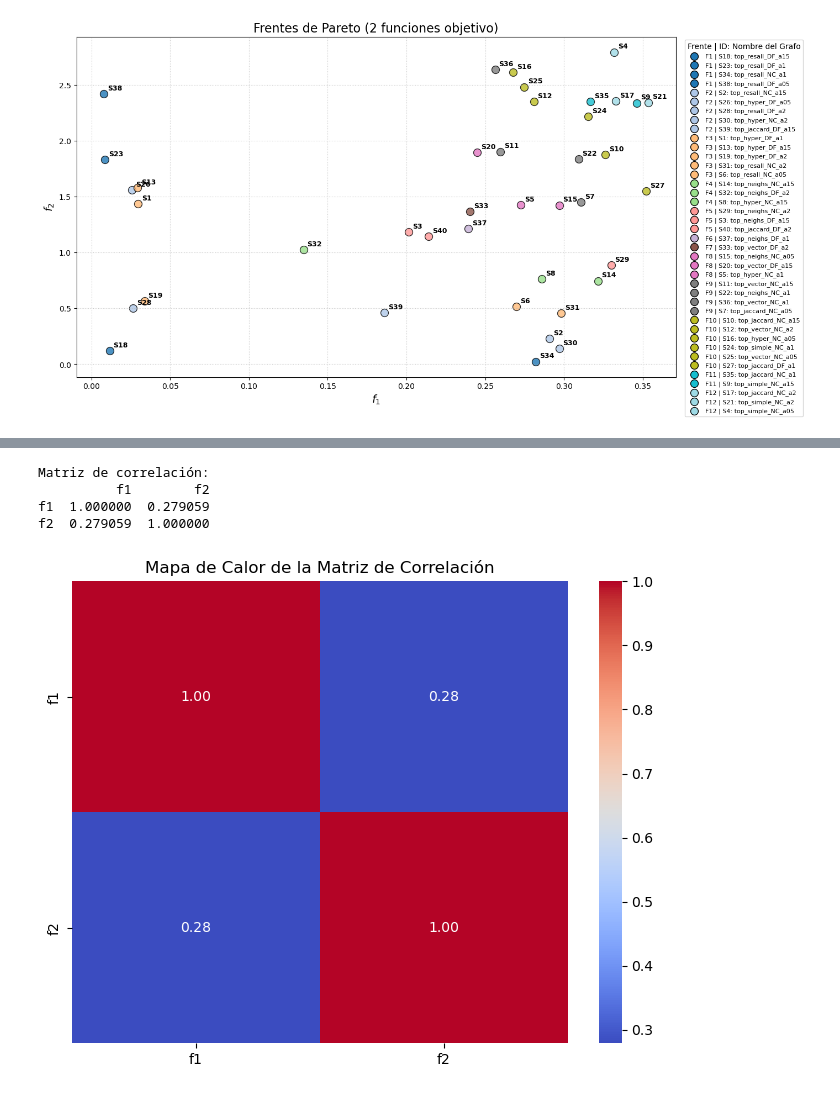
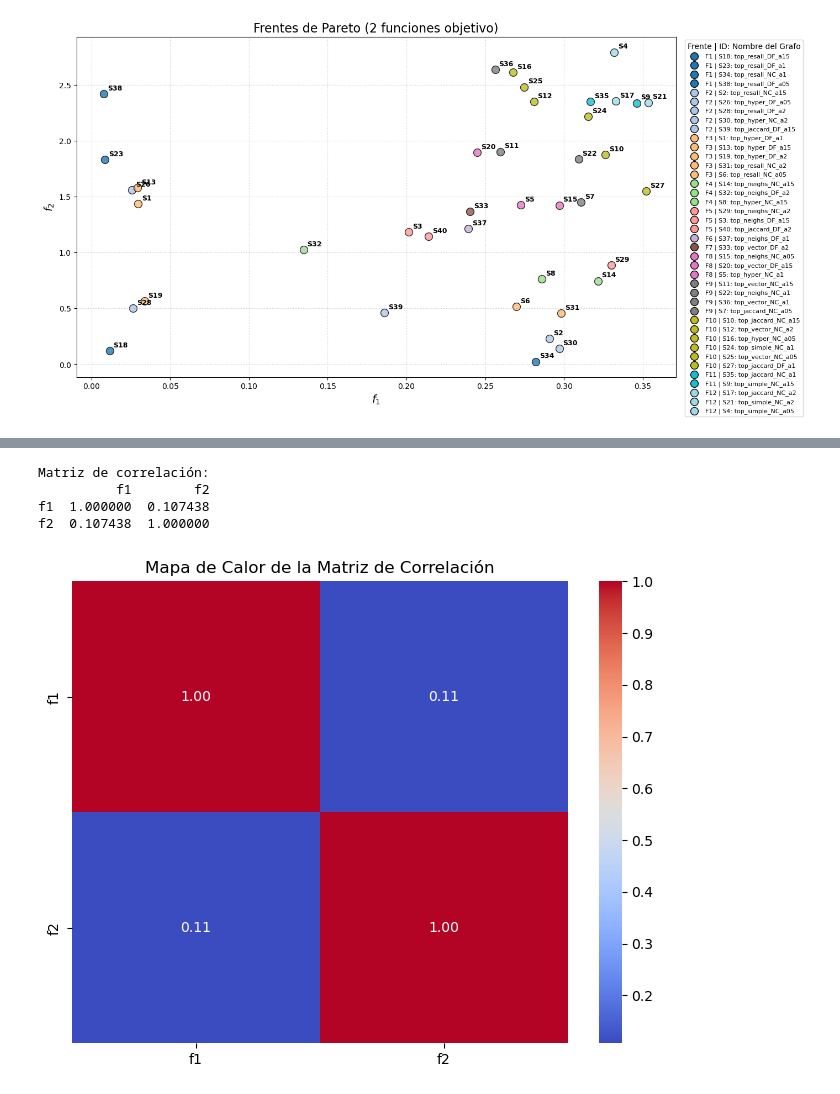
Before and after one commit to diazmx/phd-thesis-lab, a Jupyter notebook: 13-paper-modelling/03-SimpleAnalysis.ipynb, the cells around one changed output, grey strips where cells are left out. Cells and saved outputs as stored; diff of their text form; code cells hidden in the pictures.

```diff
--- a/13-paper-modelling/03-SimpleAnalysis.ipynb
+++ b/13-paper-modelling/03-SimpleAnalysis.ipynb
@@ -570,21 +465,21 @@ plt.show()
 # %%
 # Calculamos la matriz de correlación
-correlation_matrix = final_DF[final_DF.columns[:-3]].corr()
+correlation_matrix = final_DF[final_DF.columns[:-2]].corr()
 
 print("Matriz de correlación:")
 print(correlation_matrix)
 
 import seaborn as sns
 import matplotlib.pyplot as plt
 
 # Usamos la matriz de correlación que calculamos antes
 plt.figure(figsize=(8, 6))
 sns.heatmap(correlation_matrix, annot=True, cmap='coolwarm', fmt=".2f")
 plt.title('Mapa de Calor de la Matriz de Correlación')
 plt.show()
 # %% [output]
 Matriz de correlación:
           f1        f2
-f1  1.000000  0.279059
-f2  0.279059  1.000000
+f1  1.000000  0.107438
+f2  0.107438  1.000000
-[figure, old version]
+[figure, new version]
```
Also changed, not shown: parts of 12 cells of this notebook, 12 other files.
